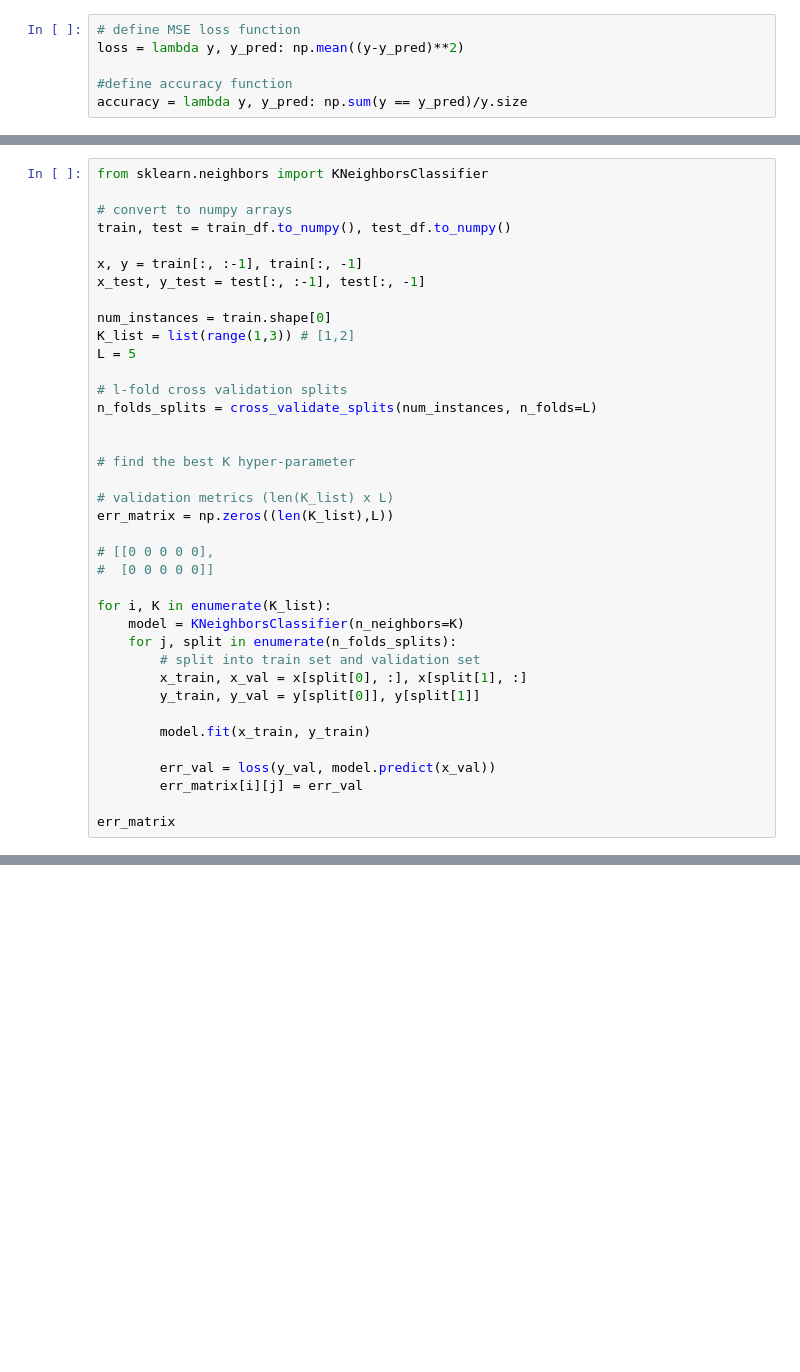
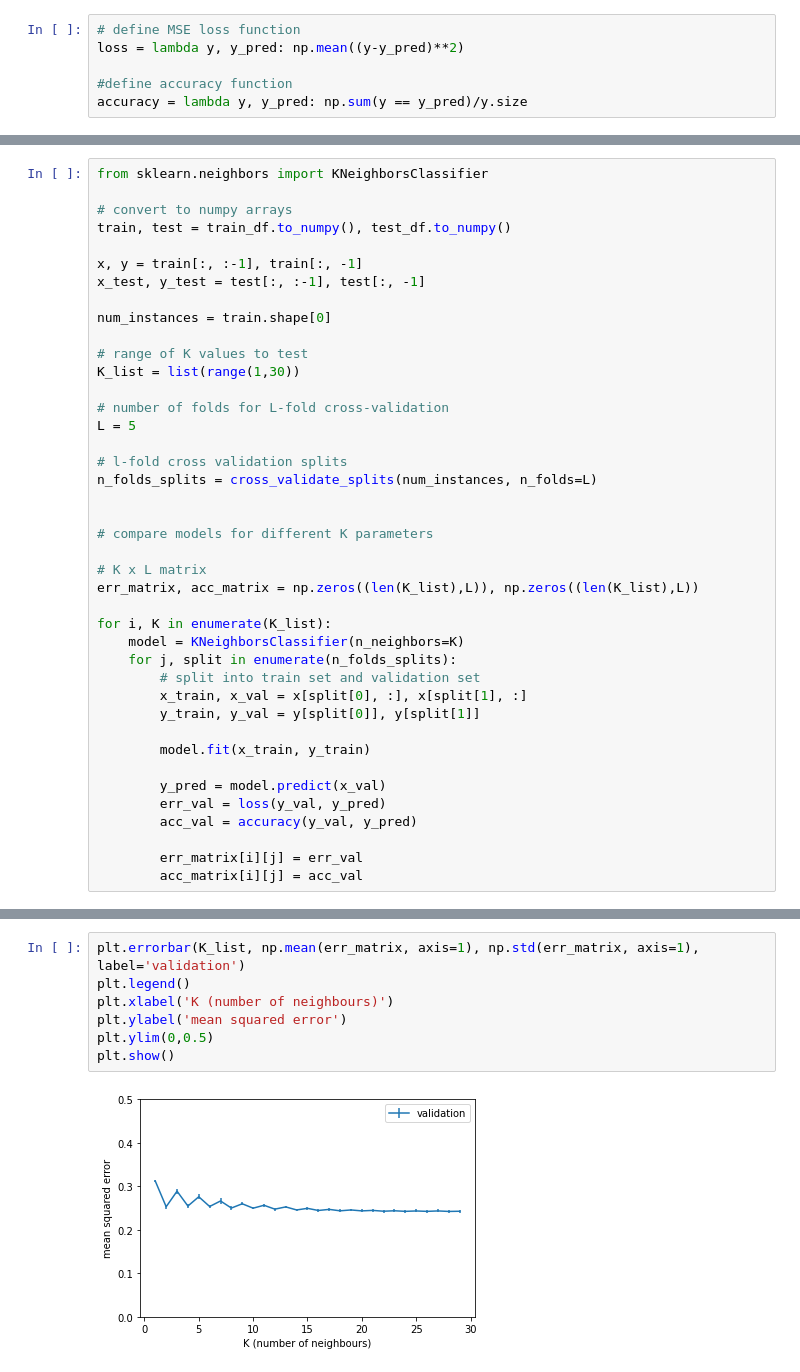
Before and after one commit to chrismartel/COMP551, a Jupyter notebook: projects/mini_project_1/adult.ipynb, the cells around one changed output, grey strips where cells are left out. Cells and saved outputs as stored; diff of their text form; blank space fills up the shorter version.

Commit message:
error visualzaition of KNN

```diff
--- a/projects/mini_project_1/adult.ipynb
+++ b/projects/mini_project_1/adult.ipynb
@@ -159,20 +134,21 @@ x, y = train[:, :-1], train[:, -1]
 x_test, y_test = test[:, :-1], test[:, -1]
 
 num_instances = train.shape[0]
-K_list = list(range(1,3)) # [1,2]
+
+# range of K values to test
+K_list = list(range(1,30))
+
+# number of folds for L-fold cross-validation
 L = 5
 
 # l-fold cross validation splits
 n_folds_splits = cross_validate_splits(num_instances, n_folds=L)
 
 
-# find the best K hyper-parameter
+# compare models for different K parameters
 
-# validation metrics (len(K_list) x L)
-err_matrix = np.zeros((len(K_list),L))
-
-# [[0 0 0 0 0],
-#  [0 0 0 0 0]]
+# K x L matrix
+err_matrix, acc_matrix = np.zeros((len(K_list),L)), np.zeros((len(K_list),L))
 
 for i, K in enumerate(K_list):
     model = KNeighborsClassifier(n_neighbors=K)
@@ -183,7 +159,9 @@ for i, K in enumerate(K_list):
 
         model.fit(x_train, y_train)
 
-        err_val = loss(y_val, model.predict(x_val))
+        y_pred = model.predict(x_val)
+        err_val = loss(y_val, y_pred)
+        acc_val = accuracy(y_val, y_pred)
+
         err_matrix[i][j] = err_val
-
-err_matrix
+        acc_matrix[i][j] = acc_val
@@ -189,0 +173,9 @@ err_matrix
+# %%
+plt.errorbar(K_list, np.mean(err_matrix, axis=1), np.std(err_matrix, axis=1), label='validation')
+plt.legend()
+plt.xlabel('K (number of neighbours)')
+plt.ylabel('mean squared error')
+plt.ylim(0,0.5)
+plt.show()
+# %% [output]
+[figure, added]
```
Also changed, not shown: parts of 11 cells of this notebook.
